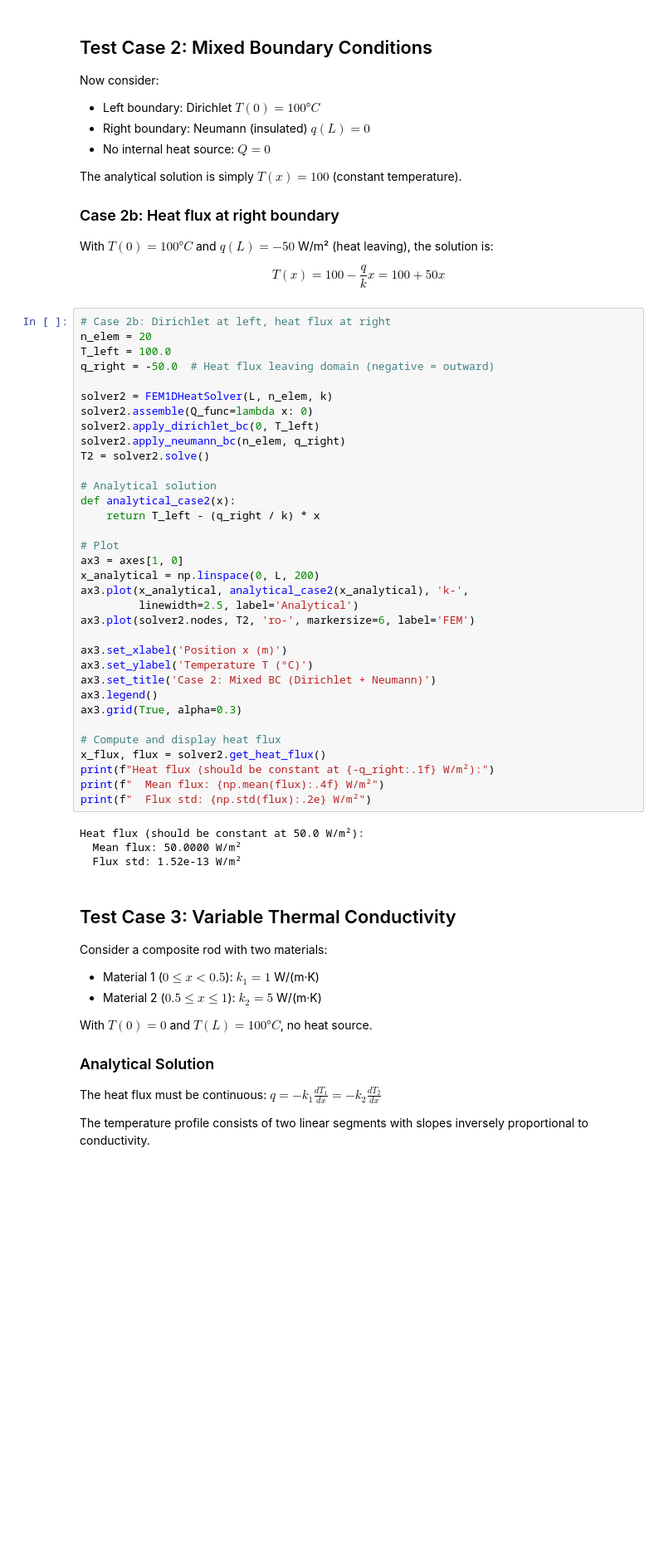
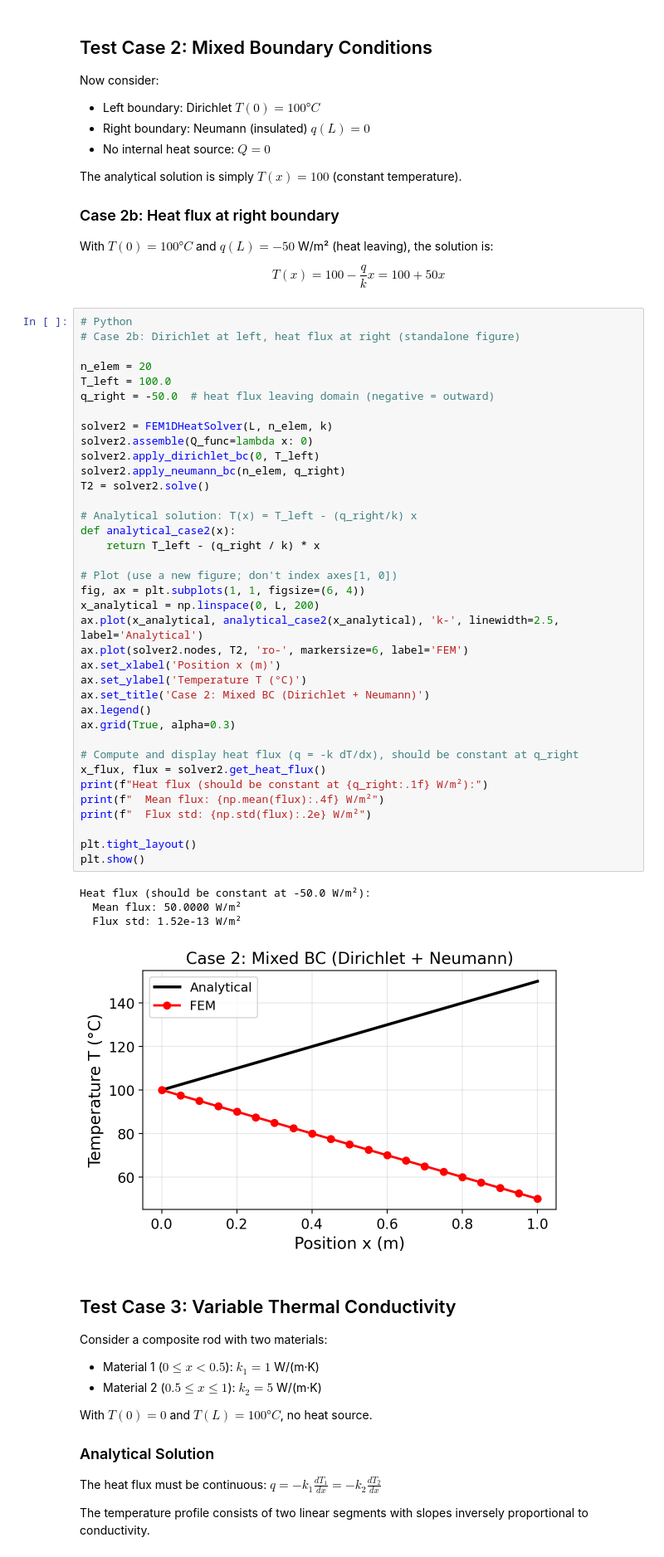
Before and after one commit to Ok-landscape/computational-pipeline, a Jupyter notebook: notebooks/published/finite_element_method_heat_transfer.ipynb, the cells around one changed output. Shown at 83% size. Drawn from its saved outputs; the diff is of its cells as text; blank space fills up the shorter version.

```diff
--- a/notebooks/published/finite_element_method_heat_transfer.ipynb
+++ b/notebooks/published/finite_element_method_heat_transfer.ipynb
@@ -340,43 +340,47 @@ With $T(0) = 100°C$ and $q(L) = -50$ W/m² (heat leaving), the solution is:
 
 $$T(x) = 100 - \frac{q}{k}x = 100 + 50x$$
 # %%
-# Case 2b: Dirichlet at left, heat flux at right
+# Python
+# Case 2b: Dirichlet at left, heat flux at right (standalone figure)
+
 n_elem = 20
 T_left = 100.0
-q_right = -50.0  # Heat flux leaving domain (negative = outward)
+q_right = -50.0  # heat flux leaving domain (negative = outward)
 
 solver2 = FEM1DHeatSolver(L, n_elem, k)
 solver2.assemble(Q_func=lambda x: 0)
 solver2.apply_dirichlet_bc(0, T_left)
 solver2.apply_neumann_bc(n_elem, q_right)
 T2 = solver2.solve()
 
-# Analytical solution
+# Analytical solution: T(x) = T_left - (q_right/k) x
 def analytical_case2(x):
     return T_left - (q_right / k) * x
 
-# Plot
-ax3 = axes[1, 0]
+# Plot (use a new figure; don't index axes[1, 0])
+fig, ax = plt.subplots(1, 1, figsize=(6, 4))
 x_analytical = np.linspace(0, L, 200)
-ax3.plot(x_analytical, analytical_case2(x_analytical), 'k-',
-         linewidth=2.5, label='Analytical')
-ax3.plot(solver2.nodes, T2, 'ro-', markersize=6, label='FEM')
+ax.plot(x_analytical, analytical_case2(x_analytical), 'k-', linewidth=2.5, label='Analytical')
+ax.plot(solver2.nodes, T2, 'ro-', markersize=6, label='FEM')
+ax.set_xlabel('Position x (m)')
+ax.set_ylabel('Temperature T (°C)')
+ax.set_title('Case 2: Mixed BC (Dirichlet + Neumann)')
+ax.legend()
+ax.grid(True, alpha=0.3)
 
-ax3.set_xlabel('Position x (m)')
-ax3.set_ylabel('Temperature T (°C)')
-ax3.set_title('Case 2: Mixed BC (Dirichlet + Neumann)')
-ax3.legend()
-ax3.grid(True, alpha=0.3)
-
-# Compute and display heat flux
+# Compute and display heat flux (q = -k dT/dx), should be constant at q_right
 x_flux, flux = solver2.get_heat_flux()
-print(f"Heat flux (should be constant at {-q_right:.1f} W/m²):")
+print(f"Heat flux (should be constant at {q_right:.1f} W/m²):")
 print(f"  Mean flux: {np.mean(flux):.4f} W/m²")
 print(f"  Flux std: {np.std(flux):.2e} W/m²")
+
+plt.tight_layout()
+plt.show()
 # %% [output]
-Heat flux (should be constant at 50.0 W/m²):
+Heat flux (should be constant at -50.0 W/m²):
   Mean flux: 50.0000 W/m²
   Flux std: 1.52e-13 W/m²
+[figure, added]
 # %% [markdown]
 ## Test Case 3: Variable Thermal Conductivity
 
```
Also changed, not shown: parts of 2 cells of this notebook.
